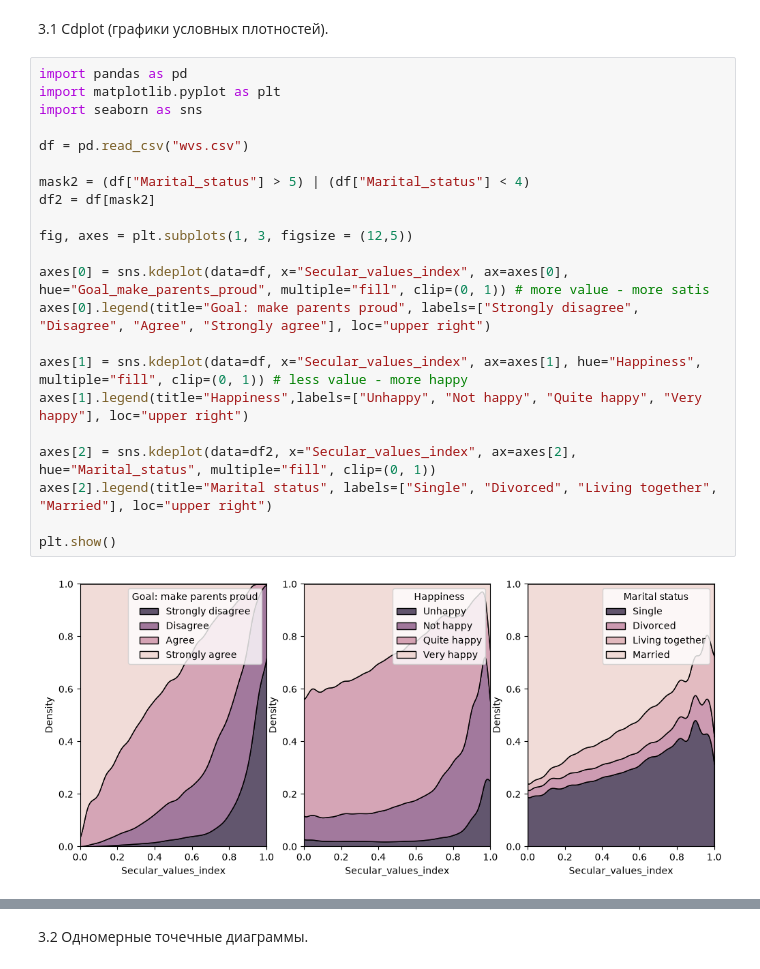
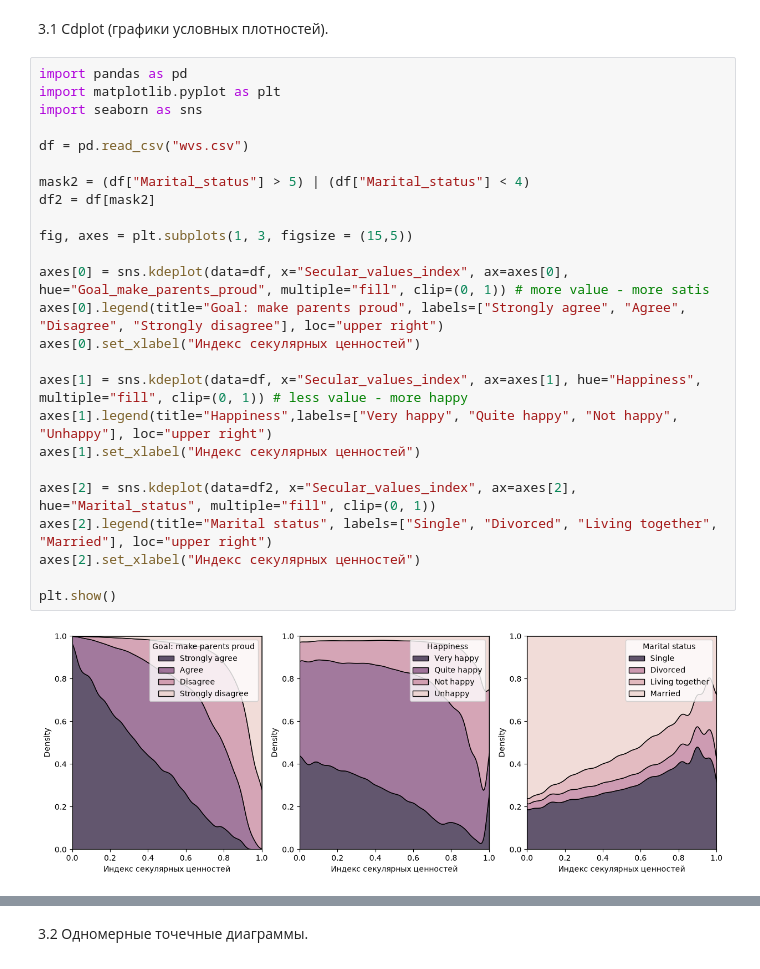
Before and after one commit to chaosmagnvm/wvs-data-analysis, a Jupyter notebook: stats_wvs.ipynb, the cells around one changed output, grey strips where cells are left out. Cells and saved outputs as stored; diff of their text form.

```diff
--- a/stats_wvs.ipynb
+++ b/stats_wvs.ipynb
@@ -79,27 +84,30 @@ plt.show()
 # %%
 import pandas as pd
 import matplotlib.pyplot as plt
 import seaborn as sns
 
 df = pd.read_csv("wvs.csv")
 
 mask2 = (df["Marital_status"] > 5) | (df["Marital_status"] < 4)
 df2 = df[mask2]
 
-fig, axes = plt.subplots(1, 3, figsize = (12,5))
+fig, axes = plt.subplots(1, 3, figsize = (15,5))
 
 axes[0] = sns.kdeplot(data=df, x="Secular_values_index", ax=axes[0], hue="Goal_make_parents_proud", multiple="fill", clip=(0, 1)) # more value - more satis
-axes[0].legend(title="Goal: make parents proud", labels=["Strongly disagree", "Disagree", "Agree", "Strongly agree"], loc="upper right")
+axes[0].legend(title="Goal: make parents proud", labels=["Strongly agree", "Agree", "Disagree", "Strongly disagree"], loc="upper right")
+axes[0].set_xlabel("Индекс секулярных ценностей")
 
 axes[1] = sns.kdeplot(data=df, x="Secular_values_index", ax=axes[1], hue="Happiness", multiple="fill", clip=(0, 1)) # less value - more happy
-axes[1].legend(title="Happiness",labels=["Unhappy", "Not happy", "Quite happy", "Very happy"], loc="upper right")
+axes[1].legend(title="Happiness",labels=["Very happy", "Quite happy", "Not happy", "Unhappy"], loc="upper right")
+axes[1].set_xlabel("Индекс секулярных ценностей")
 
 axes[2] = sns.kdeplot(data=df2, x="Secular_values_index", ax=axes[2], hue="Marital_status", multiple="fill", clip=(0, 1))
 axes[2].legend(title="Marital status", labels=["Single", "Divorced", "Living together", "Married"], loc="upper right")
+axes[2].set_xlabel("Индекс секулярных ценностей")
 
 plt.show()
 # %% [output]
-[figure, old version]
+[figure, new version]
 # %%
 import pandas as pd
 import matplotlib.pyplot as plt
```
Also changed, not shown: parts of 15 cells of this notebook, 1 other file.
